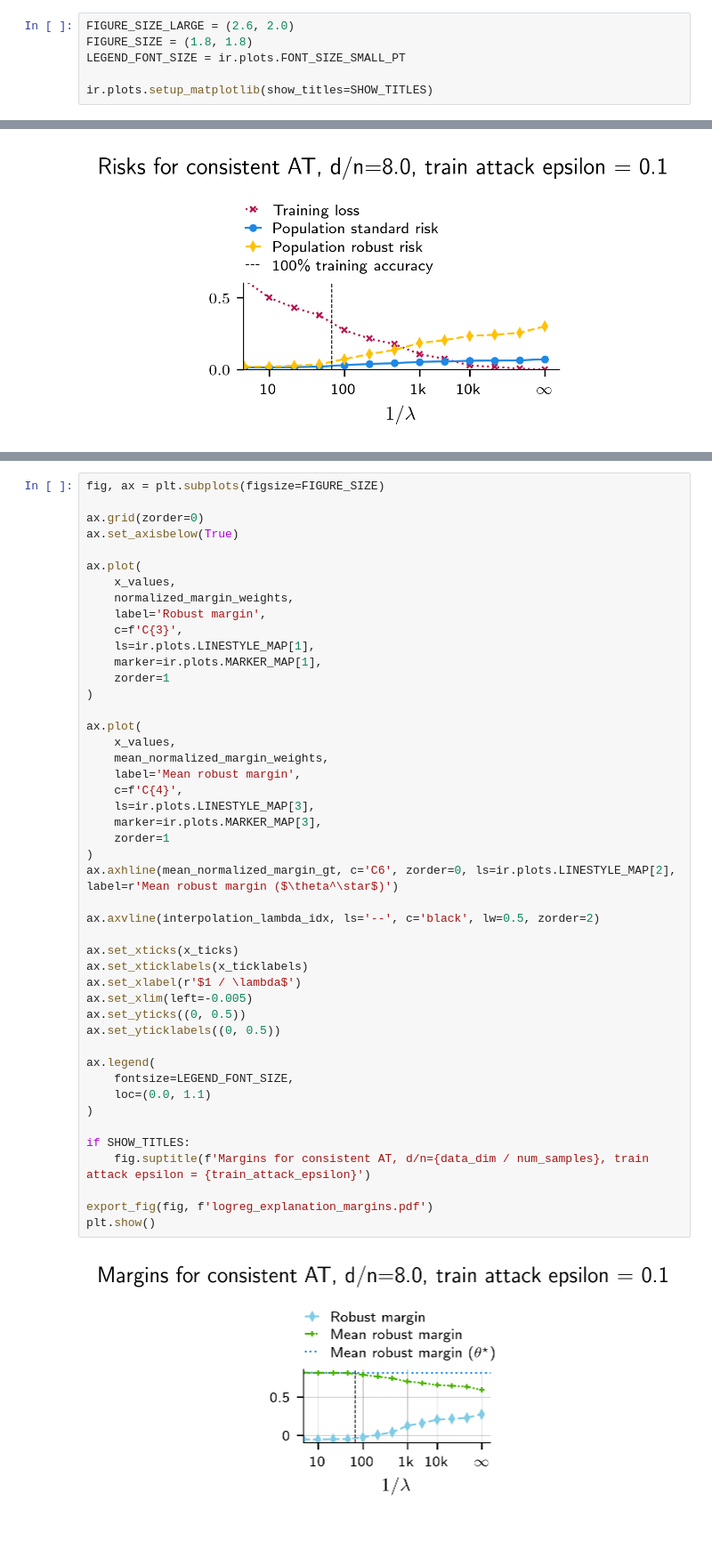
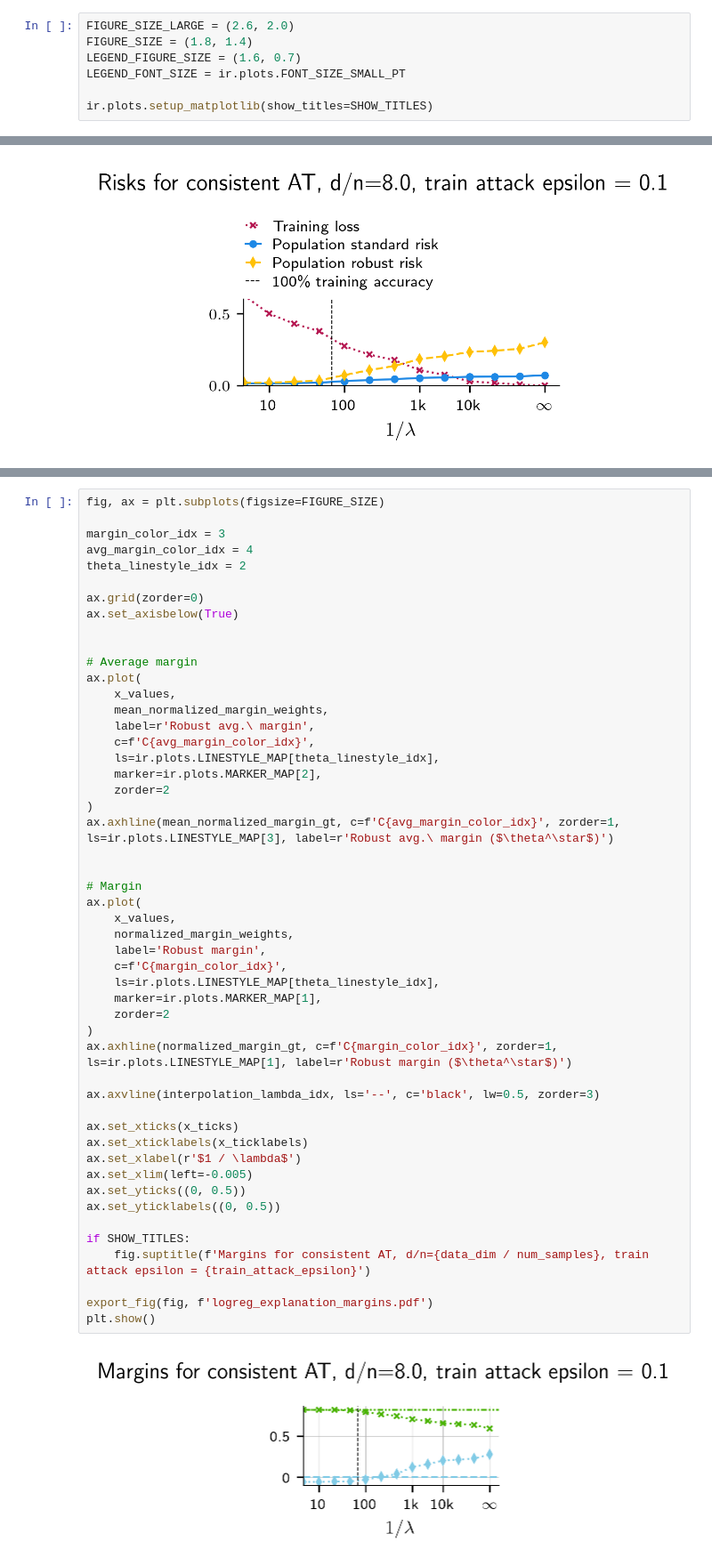
Before and after one commit to michaelaerni/interpolation_robustness, a Jupyter notebook: logistic_regression/explain_ro/plots.ipynb, the cells around one changed output, grey strips where cells are left out. Shown at 89% size. Drawn from its saved outputs; the diff is of its cells as text; blank space fills up the shorter version.

```diff
--- a/logistic_regression/explain_ro/plots.ipynb
+++ b/logistic_regression/explain_ro/plots.ipynb
@@ -34,7 +34,8 @@ sys.path.append(MODULE_DIR)
 import interpolation_robustness as ir
 # %%
 FIGURE_SIZE_LARGE = (2.6, 2.0)
-FIGURE_SIZE = (1.8, 1.8)
+FIGURE_SIZE = (1.8, 1.4)
+LEGEND_FIGURE_SIZE = (1.6, 0.7)
 LEGEND_FONT_SIZE = ir.plots.FONT_SIZE_SMALL_PT
 
 ir.plots.setup_matplotlib(show_titles=SHOW_TITLES)
@@ -226,48 +229,52 @@ plt.show()
 # %%
 fig, ax = plt.subplots(figsize=FIGURE_SIZE)
+
+margin_color_idx = 3
+avg_margin_color_idx = 4
+theta_linestyle_idx = 2
 
 ax.grid(zorder=0)
 ax.set_axisbelow(True)
 
+
+# Average margin
+ax.plot(
+    x_values,
+    mean_normalized_margin_weights,
+    label=r'Robust avg.\ margin',
+    c=f'C{avg_margin_color_idx}',
+    ls=ir.plots.LINESTYLE_MAP[theta_linestyle_idx],
+    marker=ir.plots.MARKER_MAP[2],
+    zorder=2
+)
+ax.axhline(mean_normalized_margin_gt, c=f'C{avg_margin_color_idx}', zorder=1, ls=ir.plots.LINESTYLE_MAP[3], label=r'Robust avg.\ margin ($\theta^\star$)')
+
+
+# Margin
 ax.plot(
     x_values,
     normalized_margin_weights,
     label='Robust margin',
-    c=f'C{3}',
-    ls=ir.plots.LINESTYLE_MAP[1],
+    c=f'C{margin_color_idx}',
+    ls=ir.plots.LINESTYLE_MAP[theta_linestyle_idx],
     marker=ir.plots.MARKER_MAP[1],
-    zorder=1
+    zorder=2
 )
+ax.axhline(normalized_margin_gt, c=f'C{margin_color_idx}', zorder=1, ls=ir.plots.LINESTYLE_MAP[1], label=r'Robust margin ($\theta^\star$)')
 
-ax.plot(
-    x_values,
-    mean_normalized_margin_weights,
-    label='Mean robust margin',
-    c=f'C{4}',
-    ls=ir.plots.LINESTYLE_MAP[3],
-    marker=ir.plots.MARKER_MAP[3],
-    zorder=1
-)
-ax.axhline(mean_normalized_margin_gt, c='C6', zorder=0, ls=ir.plots.LINESTYLE_MAP[2], label=r'Mean robust margin ($\theta^\star$)')
-
-ax.axvline(interpolation_lambda_idx, ls='--', c='black', lw=0.5, zorder=2)
+ax.axvline(interpolation_lambda_idx, ls='--', c='black', lw=0.5, zorder=3)
 
 ax.set_xticks(x_ticks)
 ax.set_xticklabels(x_ticklabels)
 ax.set_xlabel(r'$1 / \lambda$')
 ax.set_xlim(left=-0.005)
 ax.set_yticks((0, 0.5))
 ax.set_yticklabels((0, 0.5))
 
-ax.legend(
-    fontsize=LEGEND_FONT_SIZE,
-    loc=(0.0, 1.1)
-)
-
 if SHOW_TITLES:
     fig.suptitle(f'Margins for consistent AT, d/n={data_dim / num_samples}, train attack epsilon = {train_attack_epsilon}')
 
 export_fig(fig, f'logreg_explanation_margins.pdf')
 plt.show()
 # %% [output]
-[figure, old version]
+[figure, new version]
```
Also changed, not shown: parts of 6 cells of this notebook, 15 other files.
